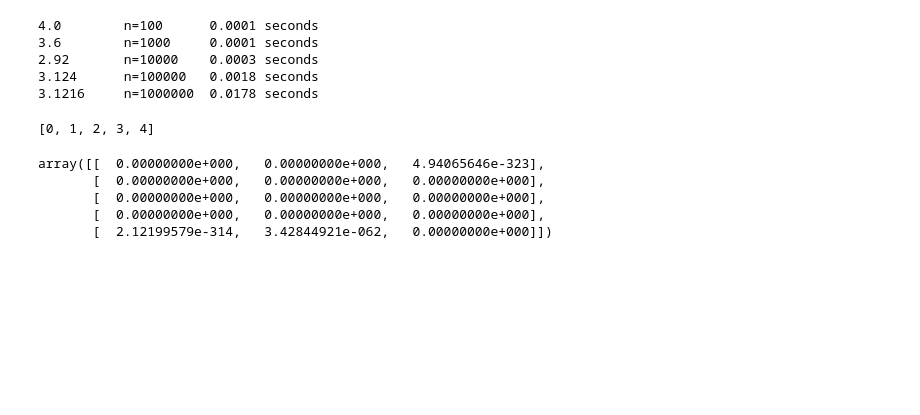
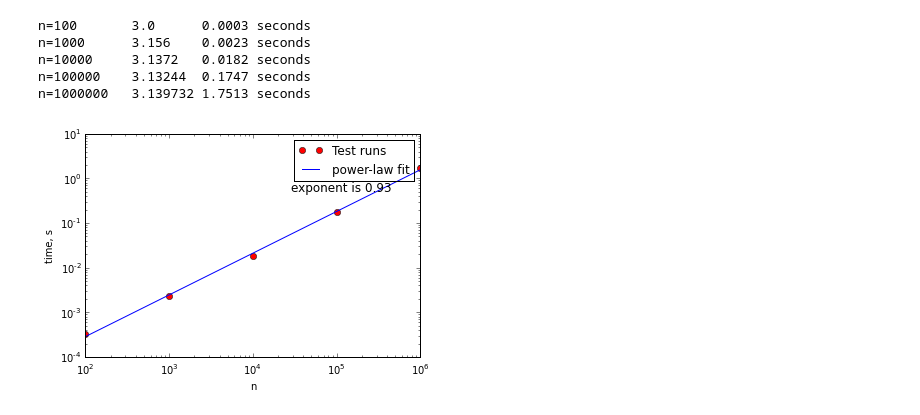
Before and after one commit to pmelchior/usrp-sciprog, a Jupyter notebook: day2/exercises/dtyi/demo.ipynb, the cells around one changed output. Saved outputs shown, nothing was run; the diff lists cells and outputs as text; code cells hidden in the pictures; blank space fills up the shorter version.

Commit message:
last night's work on estimator and demonstration

```diff
--- a/day2/exercises/dtyi/demo.ipynb
+++ b/day2/exercises/dtyi/demo.ipynb
@@ -1,37 +1,28 @@
 # %%
+%matplotlib inline
 import time
-import matplotlib as plt
+import numpy as np
+import scipy.stats as st
+import matplotlib.pyplot as plt
 import pi_estimate.estimator as es
 
-data = []
+counts, estims, times = [],[],[]
 
 for n in range(0,5):
-    run = []
-    run.append(10**(n+2))
+
+    counts.append(10**(n+2))
+    print "n="+str(counts[n]).ljust(9),
 
     start_time = time.time()
 
-    run.append(es.pi_estimator(10**n).estimate)
-    run.append((time.time()-start_time))
+    estims.append(es.pi_estimator(10**(n+2)).estimate)
+    print str(estims[n]).ljust(8),
 
-    data.append(run)
-    print str(data[n][1]).ljust(10),
-    print "n="+str(data[n][0]).ljust(8),
-    print "%.4f seconds" %data[n][2]
-
-
-
-plt.
-#plt.ylabel('n')
-#plt.xlabel('time')
-#plt.show()
+    times.append((time.time()-start_time))
+    print "%.4f seconds" %times[n]
 # %% [output]
-4.0        n=100      0.0001 seconds
-3.6        n=1000     0.0001 seconds
-2.92       n=10000    0.0003 seconds
-3.124      n=100000   0.0018 seconds
-3.1216     n=1000000  0.0178 seconds
+n=100       3.0      0.0003 seconds
+n=1000      3.156    0.0023 seconds
+n=10000     3.1372   0.0182 seconds
+n=100000    3.13244  0.1747 seconds
+n=1000000   3.139732 1.7513 seconds
-# %%
-range(0,5)
-# %% [output]
-[0, 1, 2, 3, 4]
@@ -41,8 +29,16 @@ data = np.ndarray((5,3))
-# %%
-data
-# %% [output]
-array([[  0.00000000e+000,   0.00000000e+000,   4.94065646e-323],
-       [  0.00000000e+000,   0.00000000e+000,   0.00000000e+000],
-       [  0.00000000e+000,   0.00000000e+000,   0.00000000e+000],
-       [  0.00000000e+000,   0.00000000e+000,   0.00000000e+000],
-       [  2.12199579e-314,   3.42844921e-062,   0.00000000e+000]])
+# %%
+A = np.vstack([np.log(counts), np.ones(len(counts))]).T
+m,c = np.linalg.lstsq(A, np.log(times))[0]
+
+
+
+plt.loglog(counts,times,'ro',label='Test runs')
+plt.loglog(counts,np.exp(m*np.log(counts)+c),label='power-law fit')
+plt.legend()
+plt.figtext(0.6,0.7,"exponent is %.2f"%m, fontsize = 12)
+
+plt.ylabel('time, s')
+plt.xlabel('n')
+plt.show()
+# %% [output]
+[figure, added]
```
Also changed, not shown: parts of 6 cells of this notebook, 1 other file.
